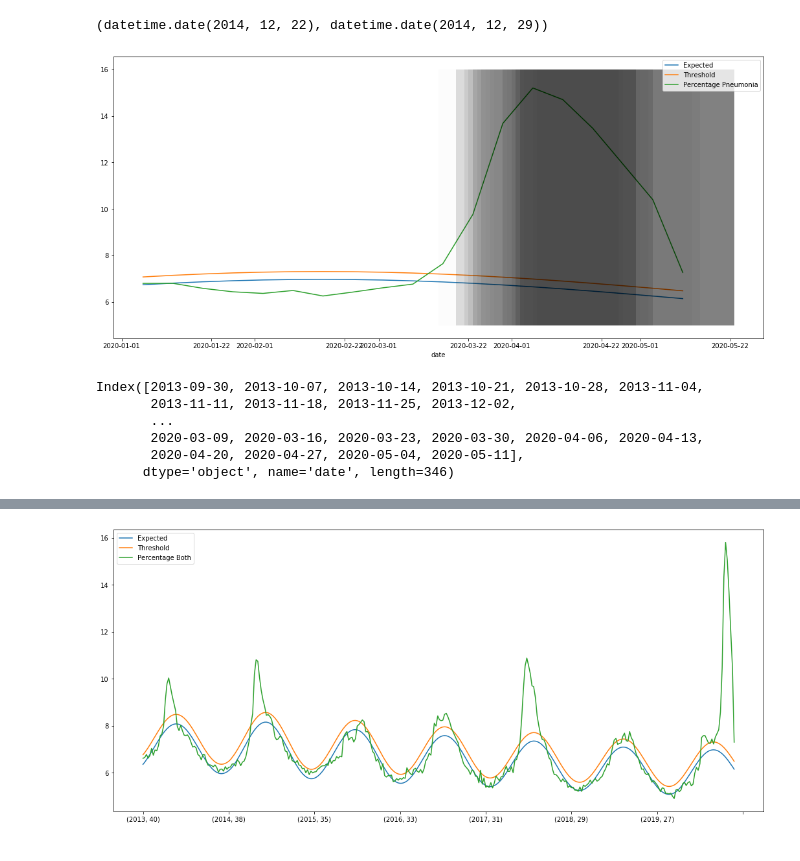
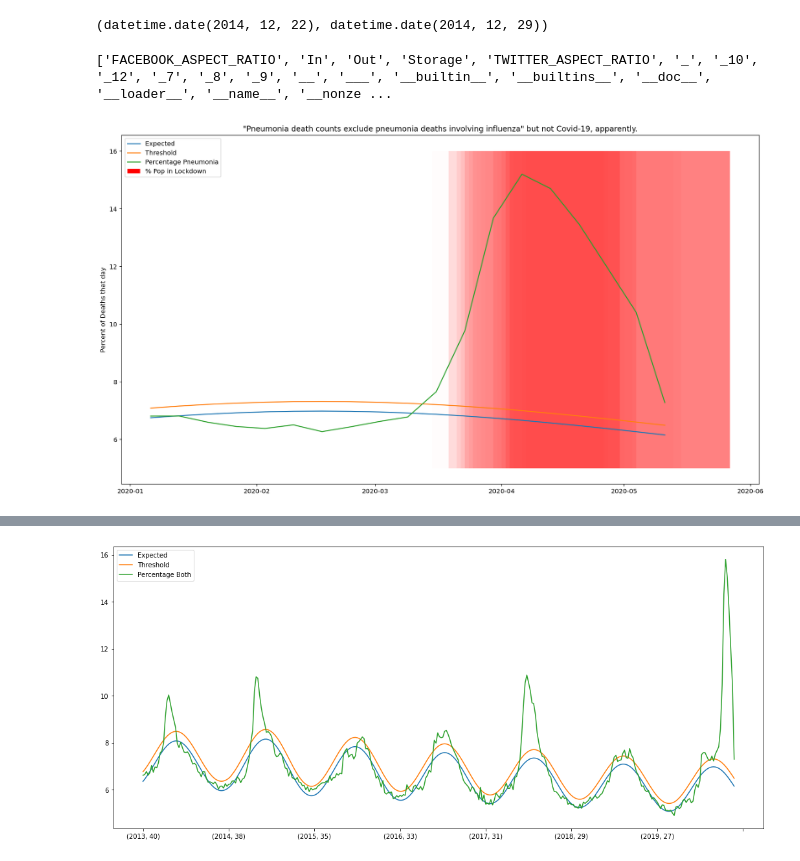
Before and after one commit to dbabbitt/notebooks, a Jupyter notebook: covid19/ipynb/Influenza Deaths during Lockdown.ipynb, the cells around one changed output, grey strips where cells are left out. Saved outputs shown, nothing was run; the diff lists cells and outputs as text; code cells hidden in the pictures.

Commit message:
covid19 acceptance test

```diff
--- a/covid19/ipynb/Influenza Deaths during Lockdown.ipynb
+++ b/covid19/ipynb/Influenza Deaths during Lockdown.ipynb
@@ -161,46 +165,43 @@ def monday_of_calenderweek(year, week):
 monday_of_calenderweek(2014, 52), monday_of_calenderweek(2014, 53)
 # %% [output]
 (datetime.date(2014, 12, 22), datetime.date(2014, 12, 29))
+# %%
+
+%run ../../load_magic/charts.py
+dir()
+# %% [output]
+['FACEBOOK_ASPECT_RATIO', 'In', 'Out', 'Storage', 'TWITTER_ASPECT_RATIO', '_', '_10', '_12', '_7', '_8', '_9', '__', '___', '__builtin__', '__builtins__', '__doc__', '__loader__', '__name__', '__nonze ...
 # %%
 
 from datetime import date
 
 columns_list = ['Expected', 'Threshold', 'Percentage Pneumonia']
-fig = plt.figure(figsize=(18, 8))
+fig = plt.figure(figsize=(18, 18/TWITTER_ASPECT_RATIO))
 ax = fig.add_subplot(111, autoscale_on=True)
-both_df = flu_df.copy()
+both_df = s.load_object('flu_df')
 both_df.index = pd.Index([monday_of_calenderweek(year, week) for (year, week) in both_df.index])
 both_df.index.name = 'date'
 mask_series = both_df.index.map(lambda x: x.year == 2020)
 both_df[mask_series][columns_list].plot.line(ax=ax)
+states_stats_df = s.load_object('states_stats_df')
 mask_series = states_stats_df.Population_Estimate_2019.isnull() | states_stats_df.Date_Stay_At_Home_Ordered.isnull()
 extra_df = states_stats_df[~mask_series]
 max_date = date.today()
 max_pop = extra_df.Population_Estimate_2019.sum()
 for state_name, row_series in extra_df.sort_values('Date_Stay_At_Home_Ordered').iterrows():
     lockdown_date = row_series.Date_Stay_At_Home_Ordered
     pop = row_series.Population_Estimate_2019
     lifted_date = row_series.Date_Stay_At_Home_Order_Lifted
     if lifted_date is pd.NaT:
         lifted_date = max_date
     extended = pd.date_range(start=lockdown_date,
                              end=lifted_date)
-    ax.fill_between(extended,
-                    5,
-                    16,
-                    color='k',
-                    alpha=pop/max_pop,
-                    lw=0,
-                    zorder=3)
+    ax.fill_between(extended, 5, 16, color='r', alpha=pop/max_pop, lw=0, zorder=1)
+ax.fill_between(pd.date_range(start=extra_df.Date_Stay_At_Home_Order_Lifted.min(),
+                              end=max_date), 5, 5, color='r', lw=0, zorder=0, label='% Pop in Lockdown')
+ax.legend(loc='upper left')
+ax.set_title('"Pneumonia death counts exclude pneumonia deaths involving influenza" but not Covid-19, apparently.')
+ax.set_ylabel('Percent of Deaths that day')
+ax.set_xlabel('');
 # %% [output]
-[figure, old version]
+[figure, new version]
-# %%
-
-both_df.index
-# %% [output]
-Index([2013-09-30, 2013-10-07, 2013-10-14, 2013-10-21, 2013-10-28, 2013-11-04,
-       2013-11-11, 2013-11-18, 2013-11-25, 2013-12-02,
-       ...
-       2020-03-09, 2020-03-16, 2020-03-23, 2020-03-30, 2020-04-06, 2020-04-13,
-       2020-04-20, 2020-04-27, 2020-05-04, 2020-05-11],
-      dtype='object', name='date', length=346)
```
Also changed, not shown: parts of 5 cells of this notebook, 4 other files.
